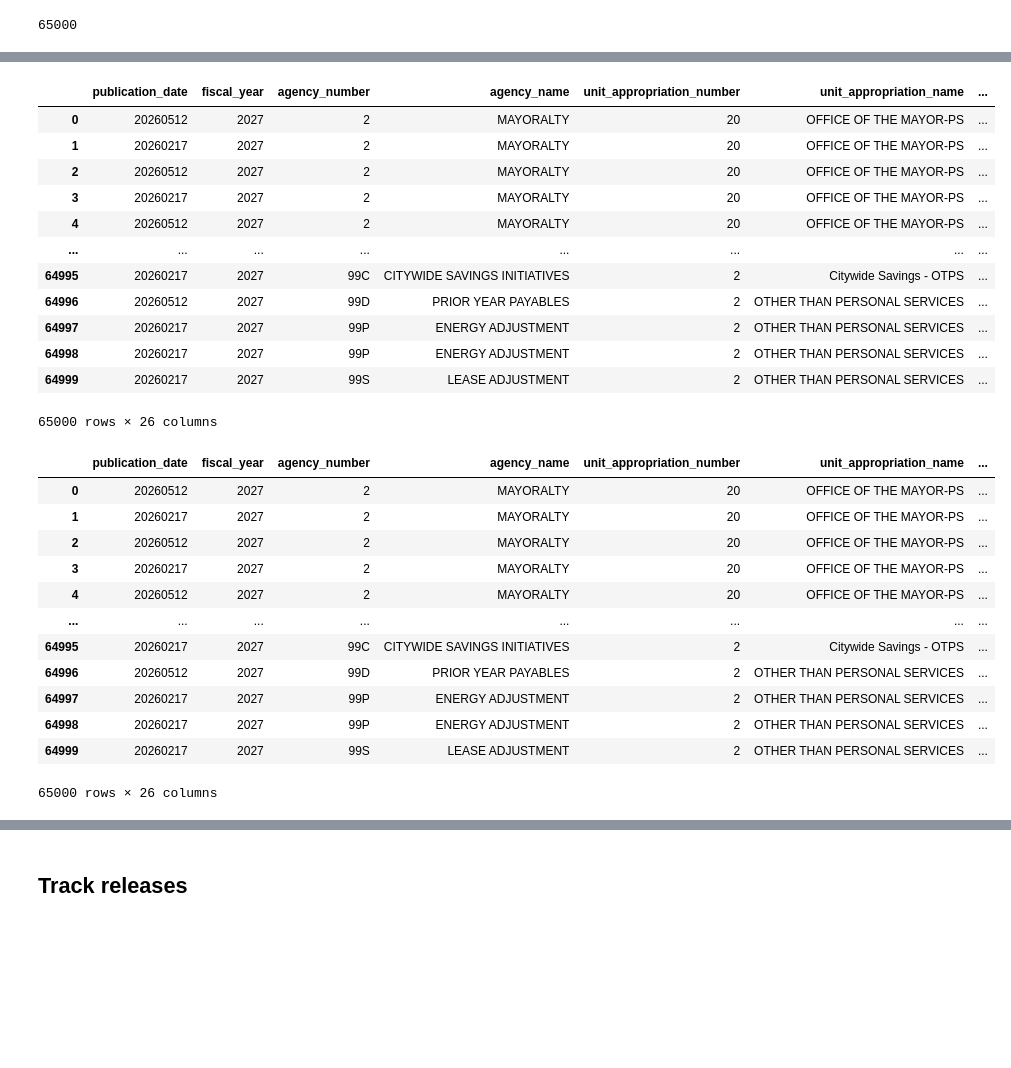
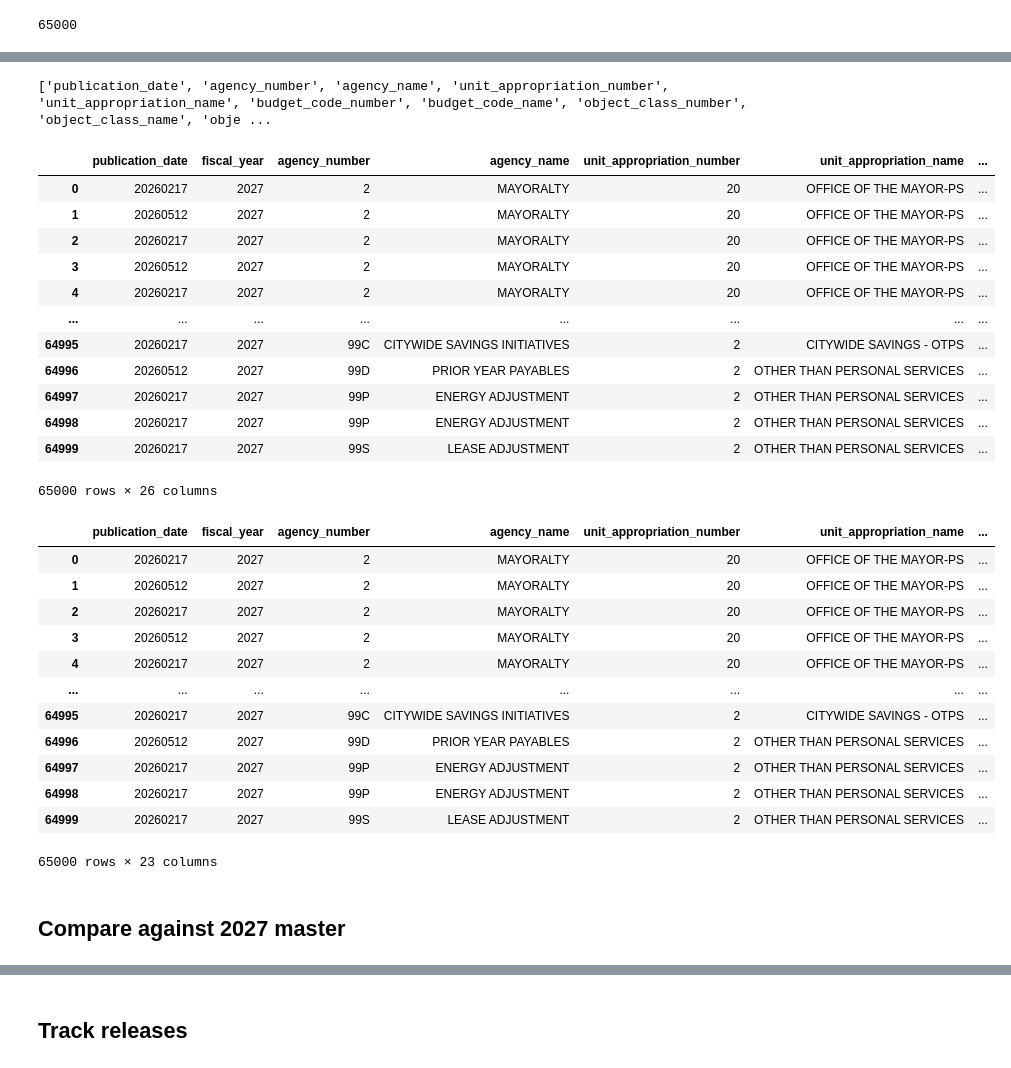
Before and after one commit to vHepp/nyc-budget-compare, a Jupyter notebook: Python/apiv3.ipynb, the cells around one changed output, grey strips where cells are left out. Saved outputs shown, nothing was run; the diff lists cells and outputs as text; code cells hidden in the pictures; blank space fills up the shorter version.

Commit message:
checks against master data

```diff
--- a/Python/apiv3.ipynb
+++ b/Python/apiv3.ipynb
@@ -207,27 +184,42 @@ for i, col in enumerate(df.columns):
+# %%
+arr = list(df.columns)
+for col in numeric_cols:
+    arr.remove(col)
+
+arr.remove("fiscal_year")
+print(arr)
+# %% [output]
+['publication_date', 'agency_number', 'agency_name', 'unit_appropriation_number', 'unit_appropriation_name', 'budget_code_number', 'budget_code_name', 'object_class_number', 'object_class_name', 'obje ...
+# %%
+df[arr] = df[arr].fillna("(blank)")
+# %%
+for cat_col in categorical_cols:
+    if cat_col in df.columns:
+        df[cat_col] = df[cat_col].apply(lambda x: str.upper(x) if type(x) == str else x)
 # %%
 df = df.sort_values(
     [
         "agency_number",
         "unit_appropriation_number",
         "responsibility_center_code",
         "budget_code_number",
         "object_class_number",
         "object_code",
         "publication_date"
         ],
-    ascending=[True, True, True, True, True, True, False]
+    ascending=[True, True, True, True, True, True, True]
     ).reset_index(drop=True)
 
 df
 # %% [output]
 |  | publication_date | fiscal_year | agency_number | agency_name | unit_appropriation_number | unit_appropriation_name | ... |
-| 0 | 20260512 | 2027 | 2 | MAYORALTY | 20 | OFFICE OF THE MAYOR-PS | ... |
-| 1 | 20260217 | 2027 | 2 | MAYORALTY | 20 | OFFICE OF THE MAYOR-PS | ... |
-| 2 | 20260512 | 2027 | 2 | MAYORALTY | 20 | OFFICE OF THE MAYOR-PS | ... |
-| 3 | 20260217 | 2027 | 2 | MAYORALTY | 20 | OFFICE OF THE MAYOR-PS | ... |
-| 4 | 20260512 | 2027 | 2 | MAYORALTY | 20 | OFFICE OF THE MAYOR-PS | ... |
+| 0 | 20260217 | 2027 | 2 | MAYORALTY | 20 | OFFICE OF THE MAYOR-PS | ... |
+| 1 | 20260512 | 2027 | 2 | MAYORALTY | 20 | OFFICE OF THE MAYOR-PS | ... |
+| 2 | 20260217 | 2027 | 2 | MAYORALTY | 20 | OFFICE OF THE MAYOR-PS | ... |
+| 3 | 20260512 | 2027 | 2 | MAYORALTY | 20 | OFFICE OF THE MAYOR-PS | ... |
+| 4 | 20260217 | 2027 | 2 | MAYORALTY | 20 | OFFICE OF THE MAYOR-PS | ... |
 | ... | ... | ... | ... | ... | ... | ... | ... |
-| 64995 | 20260217 | 2027 | 99C | CITYWIDE SAVINGS INITIATIVES | 2 | Citywide Savings - OTPS | ... |
+| 64995 | 20260217 | 2027 | 99C | CITYWIDE SAVINGS INITIATIVES | 2 | CITYWIDE SAVINGS - OTPS | ... |
 | 64996 | 20260512 | 2027 | 99D | PRIOR YEAR PAYABLES | 2 | OTHER THAN PERSONAL SERVICES | ... |
 | 64997 | 20260217 | 2027 | 99P | ENERGY ADJUSTMENT | 2 | OTHER THAN PERSONAL SERVICES | ... |
 | 64998 | 20260217 | 2027 | 99P | ENERGY ADJUSTMENT | 2 | OTHER THAN PERSONAL SERVICES | ... |
@@ -251,9 +243,9 @@ df = df[
     "object_class_name", # 9:
     "object_code", # 10:
     "object_code_name", # 11:
-    "intra_city_purchase_code", # 25:
-    "personal_service_other_than_personal_service_indicator", # 12:
-    "financial_plan_savings_flag", # 13:
+    # "intra_city_purchase_code", # 25:
+    # "personal_service_other_than_personal_service_indicator", # 12:
+    # "financial_plan_savings_flag", # 13:
     "adopted_budget_amount", # 14:
     "current_modified_budget_amount", # 15:
     "financial_plan_amount", # 16:
@@ -268,15 +260,17 @@ df = df[
 df
 # %% [output]
 |  | publication_date | fiscal_year | agency_number | agency_name | unit_appropriation_number | unit_appropriation_name | ... |
-| 0 | 20260512 | 2027 | 2 | MAYORALTY | 20 | OFFICE OF THE MAYOR-PS | ... |
-| 1 | 20260217 | 2027 | 2 | MAYORALTY | 20 | OFFICE OF THE MAYOR-PS | ... |
-| 2 | 20260512 | 2027 | 2 | MAYORALTY | 20 | OFFICE OF THE MAYOR-PS | ... |
-| 3 | 20260217 | 2027 | 2 | MAYORALTY | 20 | OFFICE OF THE MAYOR-PS | ... |
-| 4 | 20260512 | 2027 | 2 | MAYORALTY | 20 | OFFICE OF THE MAYOR-PS | ... |
+| 0 | 20260217 | 2027 | 2 | MAYORALTY | 20 | OFFICE OF THE MAYOR-PS | ... |
+| 1 | 20260512 | 2027 | 2 | MAYORALTY | 20 | OFFICE OF THE MAYOR-PS | ... |
+| 2 | 20260217 | 2027 | 2 | MAYORALTY | 20 | OFFICE OF THE MAYOR-PS | ... |
+| 3 | 20260512 | 2027 | 2 | MAYORALTY | 20 | OFFICE OF THE MAYOR-PS | ... |
+| 4 | 20260217 | 2027 | 2 | MAYORALTY | 20 | OFFICE OF THE MAYOR-PS | ... |
 | ... | ... | ... | ... | ... | ... | ... | ... |
-| 64995 | 20260217 | 2027 | 99C | CITYWIDE SAVINGS INITIATIVES | 2 | Citywide Savings - OTPS | ... |
+| 64995 | 20260217 | 2027 | 99C | CITYWIDE SAVINGS INITIATIVES | 2 | CITYWIDE SAVINGS - OTPS | ... |
 | 64996 | 20260512 | 2027 | 99D | PRIOR YEAR PAYABLES | 2 | OTHER THAN PERSONAL SERVICES | ... |
 | 64997 | 20260217 | 2027 | 99P | ENERGY ADJUSTMENT | 2 | OTHER THAN PERSONAL SERVICES | ... |
 | 64998 | 20260217 | 2027 | 99P | ENERGY ADJUSTMENT | 2 | OTHER THAN PERSONAL SERVICES | ... |
 | 64999 | 20260217 | 2027 | 99S | LEASE ADJUSTMENT | 2 | OTHER THAN PERSONAL SERVICES | ... |
-65000 rows × 26 columns
+65000 rows × 23 columns
+# %% [markdown]
+## Compare against 2027 master
```
Also changed, not shown: parts of 33 cells of this notebook, 6 other files.
